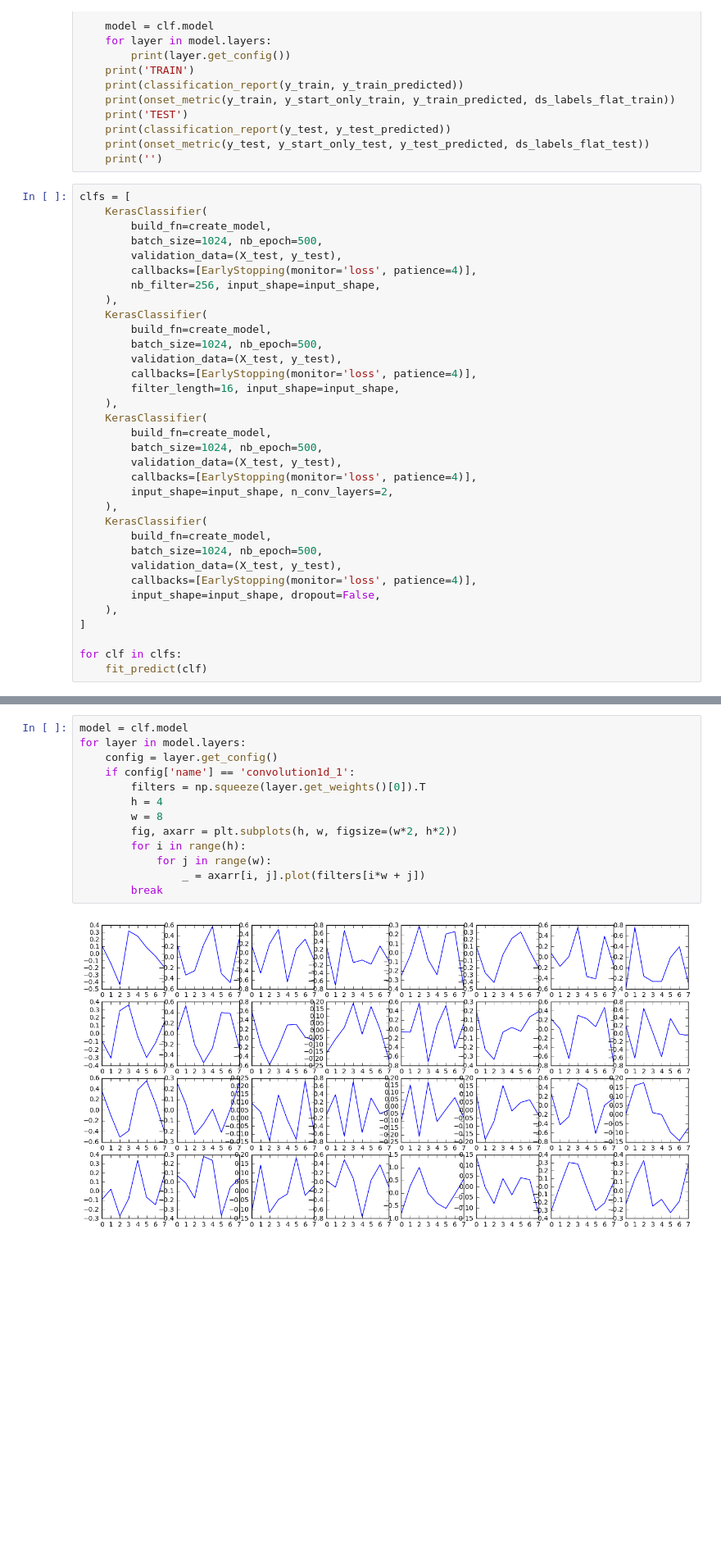
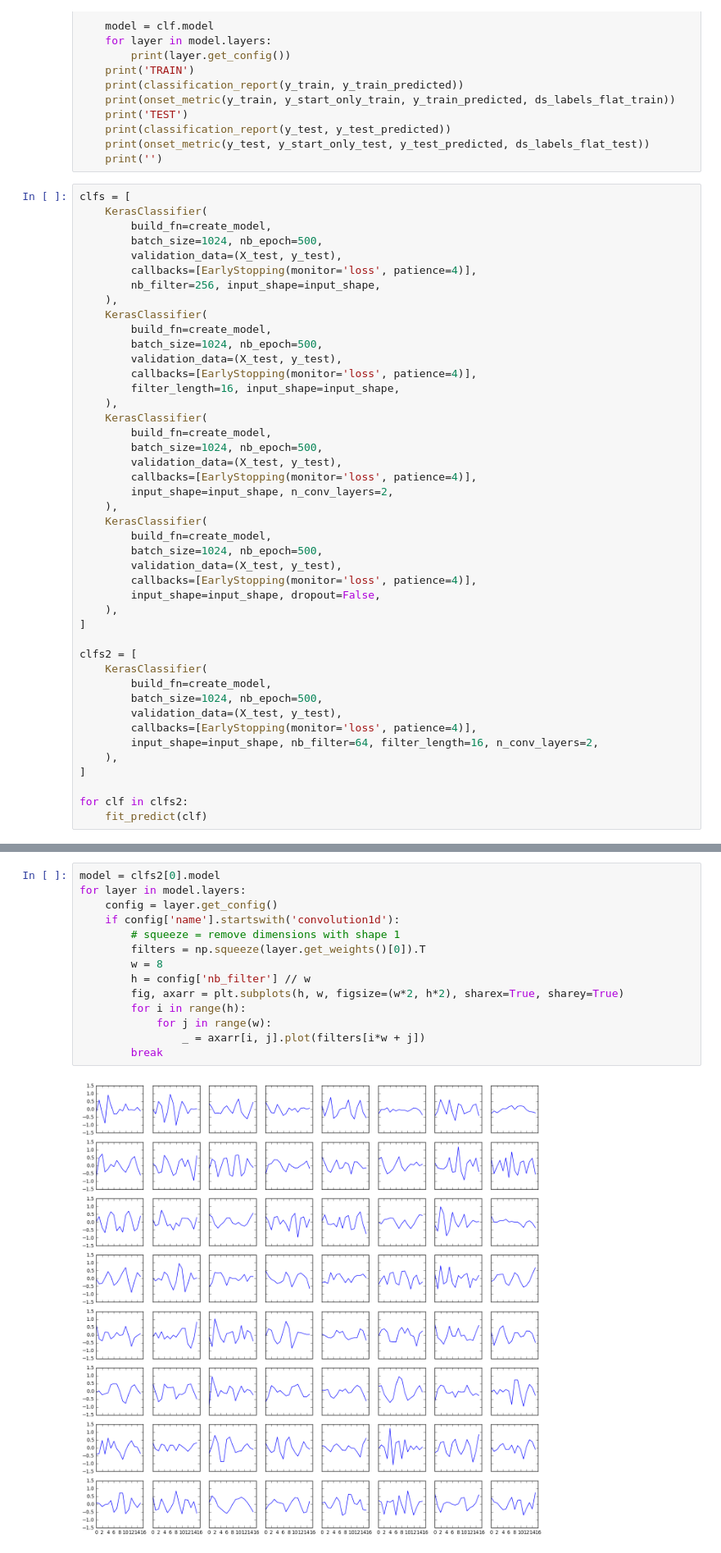
Before and after one commit to mpluess/music-transcription, a Jupyter notebook: onset_detection_convnet_1d.ipynb, the cells around one changed output, grey strips where cells are left out. Shown at 82% size. Drawn from its saved outputs; the diff is of its cells as text; blank space fills up the shorter version.

```diff
--- a/onset_detection_convnet_1d.ipynb
+++ b/onset_detection_convnet_1d.ipynb
@@ -199,6 +172,16 @@ clfs = [
     ),
 ]
 
-for clf in clfs:
+clfs2 = [
+    KerasClassifier(
+        build_fn=create_model,
+        batch_size=1024, nb_epoch=500,
+        validation_data=(X_test, y_test),
+        callbacks=[EarlyStopping(monitor='loss', patience=4)],
+        input_shape=input_shape, nb_filter=64, filter_length=16, n_conv_layers=2,
+    ),
+]
+
+for clf in clfs2:
     fit_predict(clf)
 # %% [output]
@@ -245,15 +222,16 @@ precision=0.482400100213, recall=0.7945120693212296, F1=0.600311769291
 # %%
-model = clf.model
+model = clfs2[0].model
 for layer in model.layers:
     config = layer.get_config()
-    if config['name'] == 'convolution1d_1':
+    if config['name'].startswith('convolution1d'):
+        # squeeze = remove dimensions with shape 1
         filters = np.squeeze(layer.get_weights()[0]).T
-        h = 4
         w = 8
-        fig, axarr = plt.subplots(h, w, figsize=(w*2, h*2))
+        h = config['nb_filter'] // w
+        fig, axarr = plt.subplots(h, w, figsize=(w*2, h*2), sharex=True, sharey=True)
         for i in range(h):
             for j in range(w):
                 _ = axarr[i, j].plot(filters[i*w + j])
         break
 # %% [output]
-[figure, old version]
+[figure, new version]
```
Also changed, not shown: parts of 3 cells of this notebook, 1 other file.
